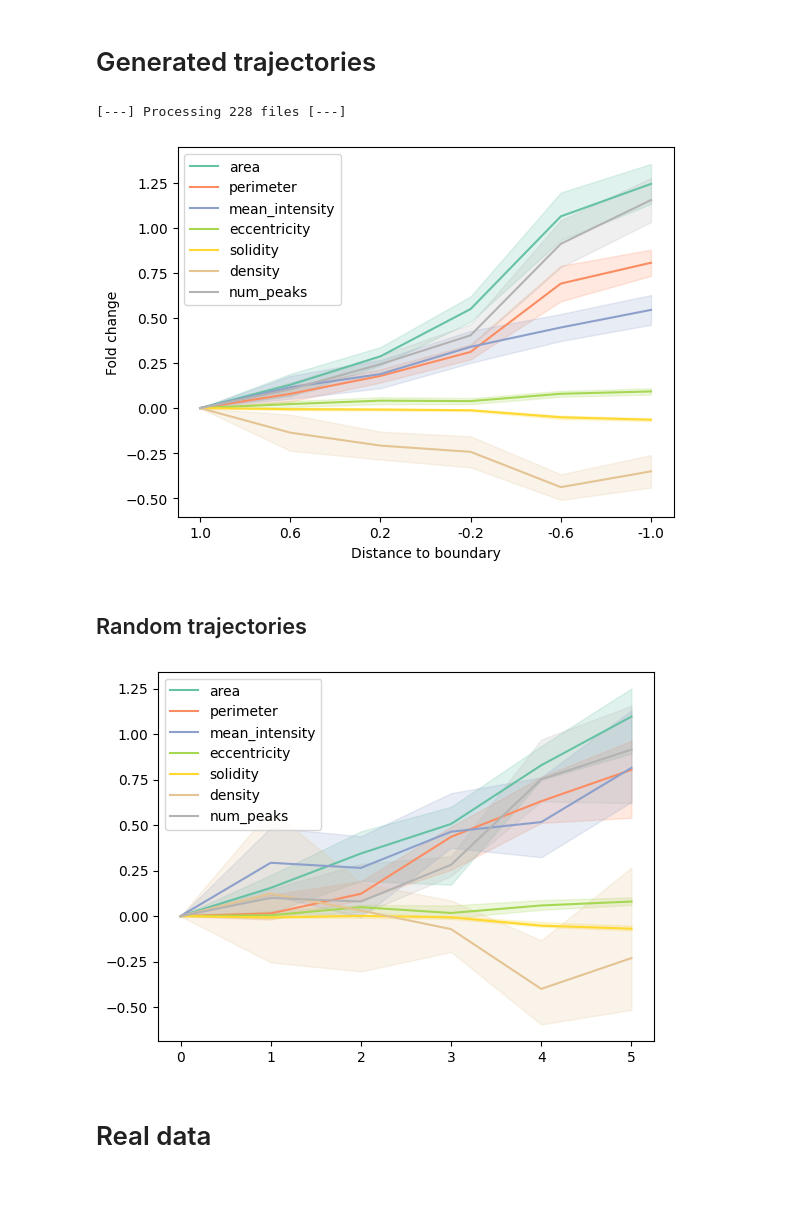
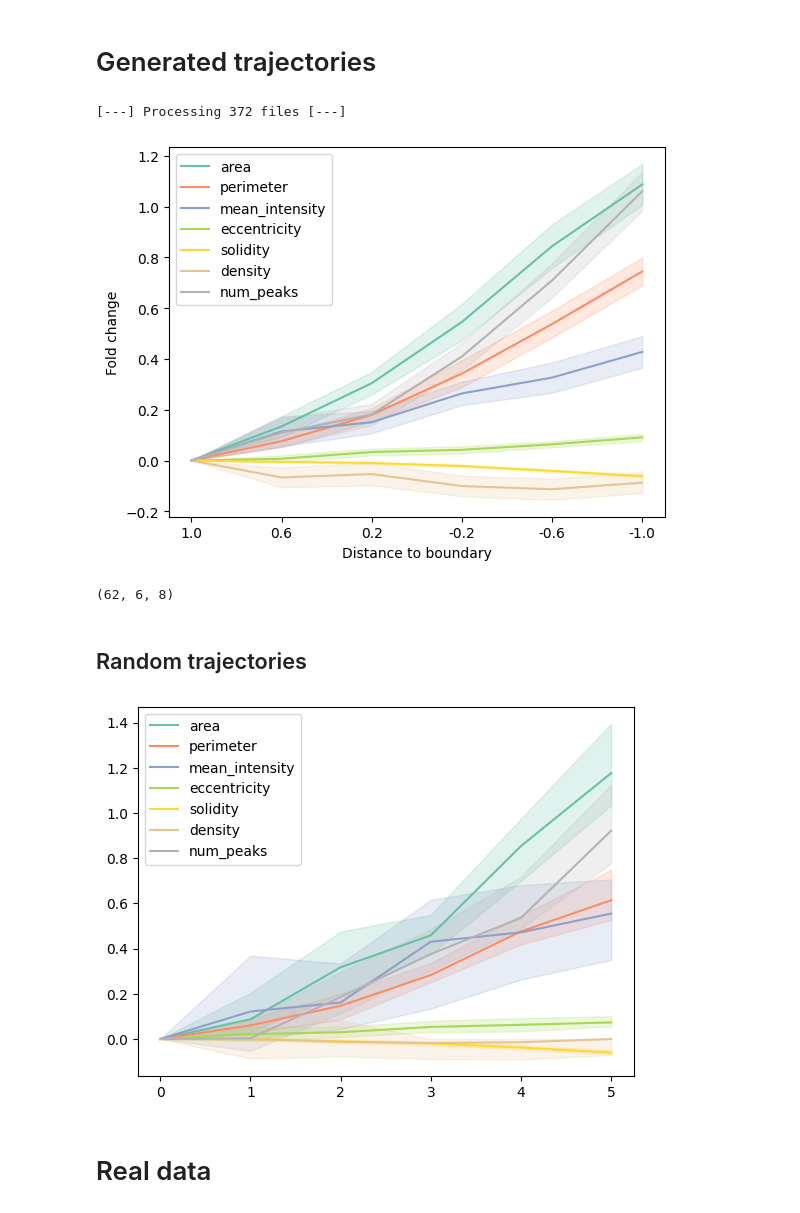
Before and after one commit to FLClab/STED-FM, a Jupyter notebook: experiments/diffusion-experiments/notebooks/synaptic_development.ipynb, the cells around one changed output. Saved outputs shown, nothing was run; the diff lists cells and outputs as text; code cells hidden in the pictures.

Commit message:
update(reviews): minor update to code for review figures

```diff
--- a/experiments/diffusion-experiments/notebooks/synaptic_development.ipynb
+++ b/experiments/diffusion-experiments/notebooks/synaptic_development.ipynb
@@ -120,6 +121,8 @@ def extract_features(img: np.ndarray, display: bool = False, mode: str = "gen"):
     features = []
     counter = 0
     for prop, density, nn in zip(props, density_proteins, nn_distances):
+        if density == 0:
+            density = 1
         if np.isnan(nn):
             nn = 30.0
 
@@ -173,7 +176,7 @@ def extract_trajectories(files, trajectory_ids, timestep_ids):
 
 all_trajectory_features = extract_trajectories(files, trajectory_ids, timestep_ids)
 # %% [output]
-[---] Processing 228 files [---]
+[---] Processing 372 files [---]
 # %%
 def get_confidence_interval(bootstrapped_trajectory):
     temp = np.take(bootstrapped_trajectory, indices, axis=axis)
@@ -216,10 +219,11 @@ def plot_trajectories(trajectory_features: np.ndarray, n=1000):
 
 
 
-
-plot_trajectories(all_trajectory_features, n=100)
+plot_trajectories(all_trajectory_features, n=1000)
+print(all_trajectory_features.shape)
 # %% [output]
-[figure, old version]
+[figure, new version]
+(62, 6, 8)
 # %% [markdown]
 ## Random trajectories
 # %%
@@ -227,35 +231,36 @@ def plot_random_trajectories(trajectory_features: np.ndarray, n=1000):
     fig = plt.figure()
     ax = fig.add_subplot(111)
     feature_names = ["area", "perimeter", "mean_intensity", "eccentricity", "solidity", "density",  "num_peaks"]# , "num_proteins"]
     cmap = plt.get_cmap("Set2", len(feature_names))
     for feature_idx in range(trajectory_features.shape[-1] - 1):
         avg_out = []
         for _ in range(n):
             out = []
             for timestep in range(trajectory_features.shape[1]):
                 random_trajectory_id = np.random.randint(0, len(trajectory_features))
                 random_trajectory = trajectory_features[random_trajectory_id, timestep, feature_idx]
                 out.append(random_trajectory)
             out = np.array(out)
             avg_out.append(out)
         avg_out = np.array(avg_out)
+
         avg_out = (avg_out - avg_out[:, 0:1]) / avg_out[:, 0:1]
         mean_out = np.median(avg_out, axis=0)
         # std_out = np.std(avg_out, axis=0)
         cid, ciu = np.percentile(avg_out, 40.0, axis=0), np.percentile(avg_out, 60.0, axis=0)
 
         ax.plot(mean_out, c=cmap(feature_idx), label=feature_names[feature_idx])
         ax.fill_between(np.arange(trajectory_features.shape[1]), cid, ciu, color=cmap(feature_idx), alpha=0.2)
     ax.legend()
     plt.show()
     fig.savefig(os.path.join(OUTPUT_DIR, f"random_trajectories.pdf"), dpi=900, transparent=True)
 
 
 
 
-plot_random_trajectories(all_trajectory_features, n=38)
+plot_random_trajectories(all_trajectory_features, n=100)
 # %% [output]
-[figure, old version]
+[figure, new version]
 # %% [markdown]
 # Real data
 # %%
```
Also changed, not shown: parts of 12 cells of this notebook, 6 other files.
